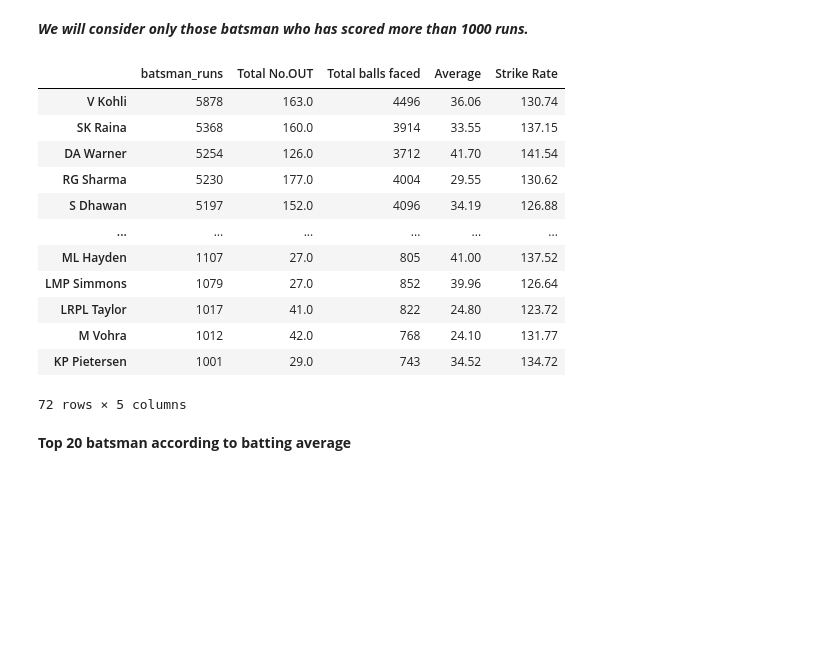
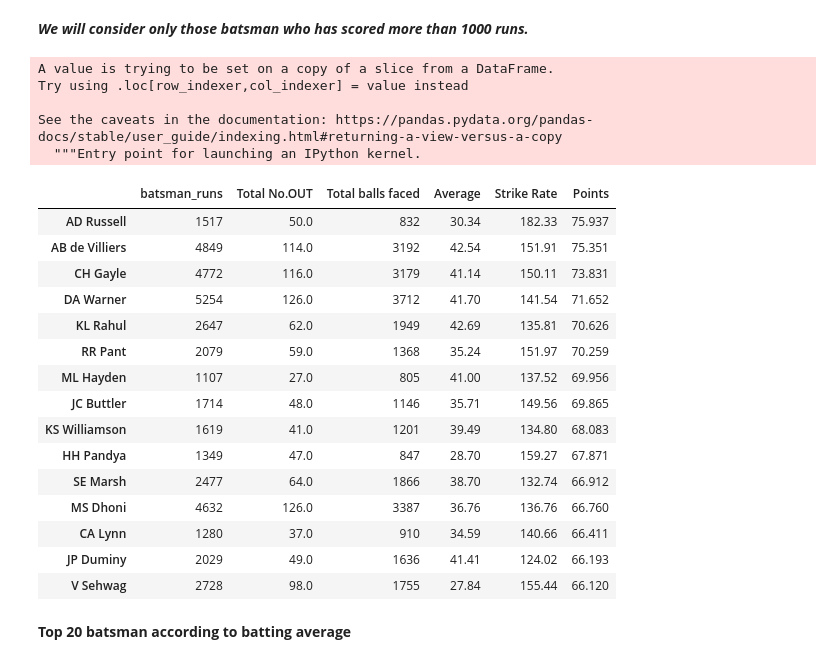
Before and after one commit to dhrubjun/All-time-best-IPL-team, a Jupyter notebook: All_time_best_IPL_team.ipynb, the cells around one changed output. Saved outputs shown, nothing was run; the diff lists cells and outputs as text; code cells hidden in the pictures; blank space fills up the shorter version.

```diff
--- a/All_time_best_IPL_team.ipynb
+++ b/All_time_best_IPL_team.ipynb
@@ -128,24 +104,35 @@ df_batsman.head(20)
 | Yuvraj Singh | 2750 | 109.0 | 2120 | 25.23 | 129.72 |
 # %% [markdown]
 ***We will consider only those batsman who has scored more than 1000 runs.***
-# %%
-df_batsman[df_batsman['batsman_runs']>1000]
-# %% [output]
-|  | batsman_runs | Total No.OUT | Total balls faced | Average | Strike Rate |
-| V Kohli | 5878 | 163.0 | 4496 | 36.06 | 130.74 |
-| SK Raina | 5368 | 160.0 | 3914 | 33.55 | 137.15 |
-| DA Warner | 5254 | 126.0 | 3712 | 41.70 | 141.54 |
-| RG Sharma | 5230 | 177.0 | 4004 | 29.55 | 130.62 |
-| S Dhawan | 5197 | 152.0 | 4096 | 34.19 | 126.88 |
-| ... | ... | ... | ... | ... | ... |
-| ML Hayden | 1107 | 27.0 | 805 | 41.00 | 137.52 |
-| LMP Simmons | 1079 | 27.0 | 852 | 39.96 | 126.64 |
-| LRPL Taylor | 1017 | 41.0 | 822 | 24.80 | 123.72 |
-| M Vohra | 1012 | 42.0 | 768 | 24.10 | 131.77 |
-| KP Pietersen | 1001 | 29.0 | 743 | 34.52 | 134.72 |
-72 rows × 5 columns
 # %%
 df_batsman = df_batsman[df_batsman['batsman_runs']>1000]
+# %%
+df_batsman['Points'] = (df_batsman['Average']*0.7)+(df_batsman['Strike Rate']*0.3)
+# %% [output]
+A value is trying to be set on a copy of a slice from a DataFrame.
+Try using .loc[row_indexer,col_indexer] = value instead
+
+See the caveats in the documentation: https://pandas.pydata.org/pandas-docs/stable/user_guide/indexing.html#returning-a-view-versus-a-copy
+  """Entry point for launching an IPython kernel.
+# %%
+df_batsman.sort_values(by='Points', ascending=False).head(15)
+# %% [output]
+|  | batsman_runs | Total No.OUT | Total balls faced | Average | Strike Rate | Points |
+| AD Russell | 1517 | 50.0 | 832 | 30.34 | 182.33 | 75.937 |
+| AB de Villiers | 4849 | 114.0 | 3192 | 42.54 | 151.91 | 75.351 |
+| CH Gayle | 4772 | 116.0 | 3179 | 41.14 | 150.11 | 73.831 |
+| DA Warner | 5254 | 126.0 | 3712 | 41.70 | 141.54 | 71.652 |
+| KL Rahul | 2647 | 62.0 | 1949 | 42.69 | 135.81 | 70.626 |
+| RR Pant | 2079 | 59.0 | 1368 | 35.24 | 151.97 | 70.259 |
+| ML Hayden | 1107 | 27.0 | 805 | 41.00 | 137.52 | 69.956 |
+| JC Buttler | 1714 | 48.0 | 1146 | 35.71 | 149.56 | 69.865 |
+| KS Williamson | 1619 | 41.0 | 1201 | 39.49 | 134.80 | 68.083 |
+| HH Pandya | 1349 | 47.0 | 847 | 28.70 | 159.27 | 67.871 |
+| SE Marsh | 2477 | 64.0 | 1866 | 38.70 | 132.74 | 66.912 |
+| MS Dhoni | 4632 | 126.0 | 3387 | 36.76 | 136.76 | 66.760 |
+| CA Lynn | 1280 | 37.0 | 910 | 34.59 | 140.66 | 66.411 |
+| JP Duminy | 2029 | 49.0 | 1636 | 41.41 | 124.02 | 66.193 |
+| V Sehwag | 2728 | 98.0 | 1755 | 27.84 | 155.44 | 66.120 |
 # %% [markdown]
 **Top 20 batsman according to batting average**
 # %%
```
Also changed, not shown: parts of 32 cells of this notebook.
